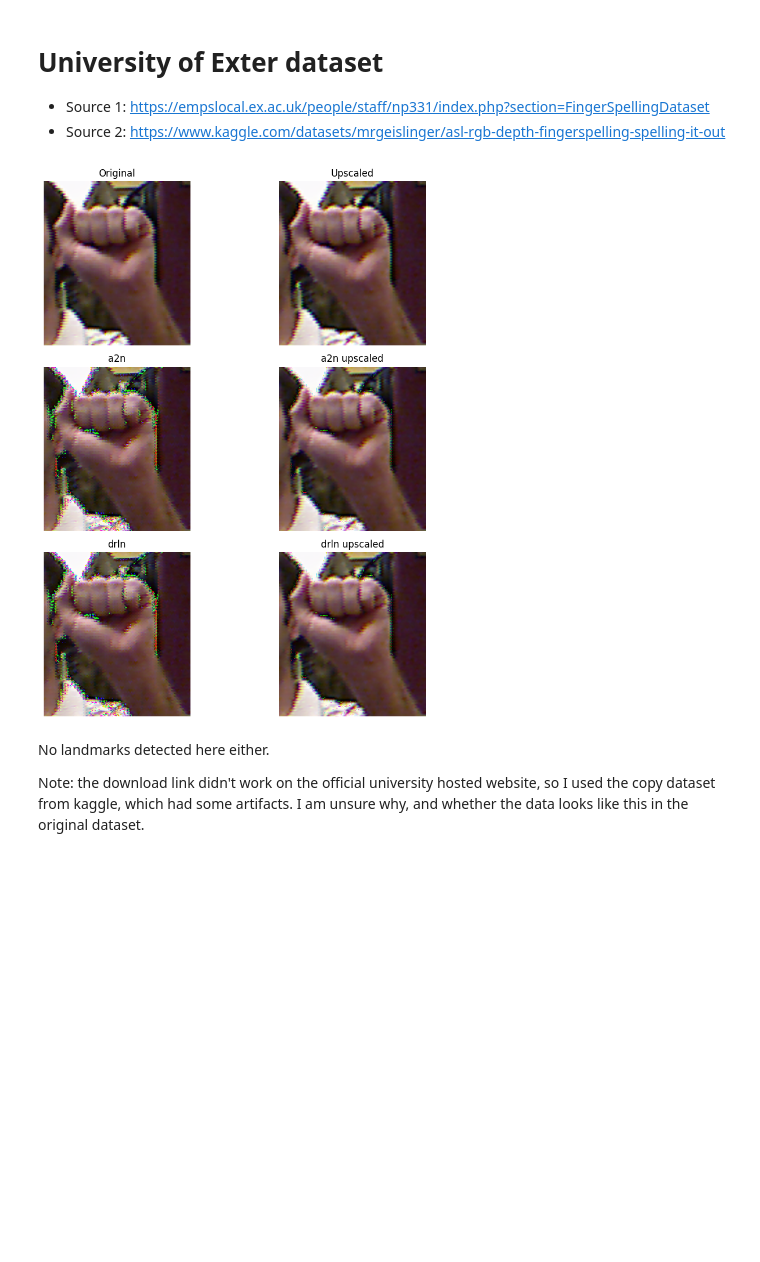
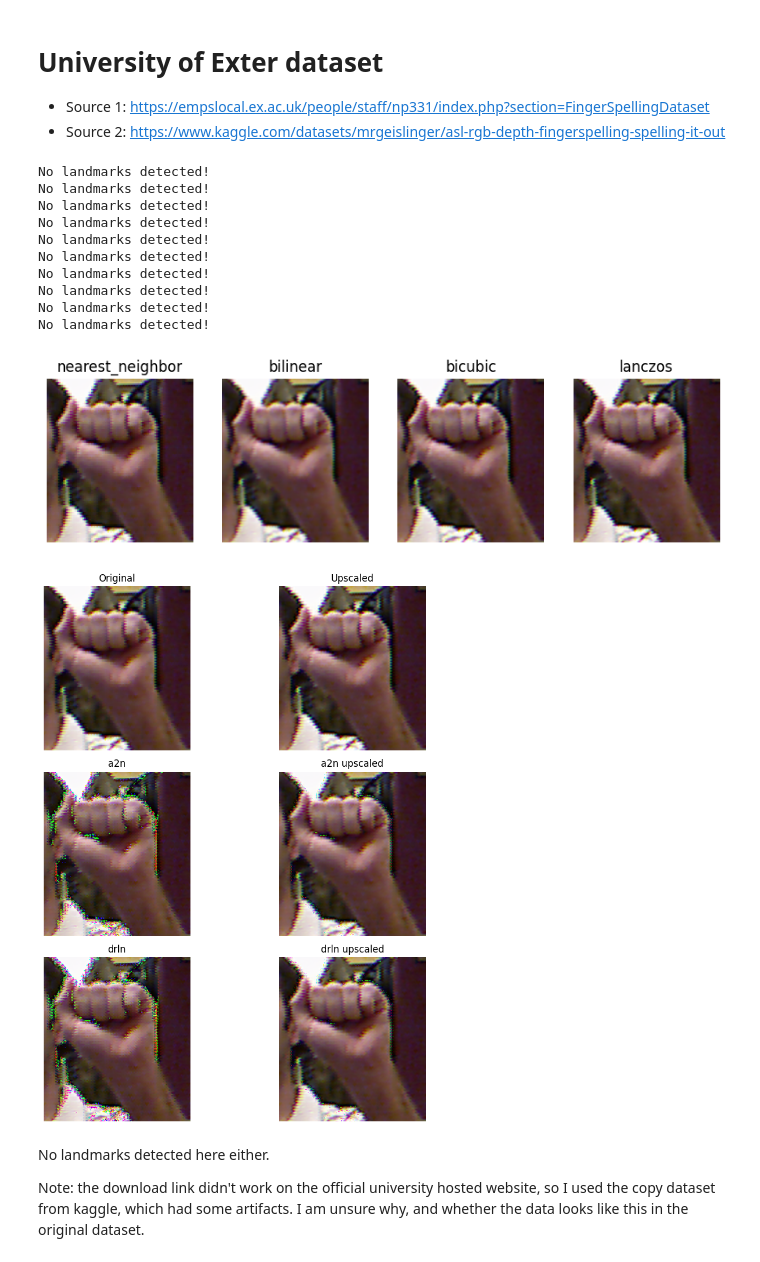
Before and after one commit to dancsomarci/sign-language, a Jupyter notebook: static-asl-fingerspelling/experimenting_with_online_datasets.ipynb, the cells around one changed output. Drawn from its saved outputs; the diff is of its cells as text; code cells hidden in the pictures; blank space fills up the shorter version.

```diff
--- a/static-asl-fingerspelling/experimenting_with_online_datasets.ipynb
+++ b/static-asl-fingerspelling/experimenting_with_online_datasets.ipynb
@@ -84,7 +84,7 @@ def test_mp_hands(rgb_image, display=False):
                 mp_hands.HAND_CONNECTIONS,
                 mp_drawing_styles.get_default_hand_landmarks_style(),
                 mp_drawing_styles.get_default_hand_connections_style())
-    elif display:
+    else:
         print("No landmarks detected!")
 
     if display:
@@ -107,7 +107,7 @@ def superres(opencv_image, model=a2n):
     rgb_image = cv2.cvtColor(opencv_image, cv2.COLOR_BGR2RGB)
     pillow_image = PIL_Image.fromarray(rgb_image)
     inputs = ImageLoader.load_image(pillow_image)
-    preds = a2n(inputs)
+    preds = model(inputs)
     image = preds.detach().numpy()[0]
     image = np.transpose(image, (1, 2, 0))
     image = (image * 255).astype(np.uint8)
@@ -175,3 +175,30 @@ Ideas to overcome this issue:
 1. upscaling with interpolation
 2. superresolution model
 3. Combining the two (upscale first/last)
+# %%
+def test_interpolations(image):
+    original = image
+    nearest_neighbor = cv2.resize(original, (original.shape[1]*2, original.shape[0]*2), interpolation=cv2.INTER_NEAREST)
+    bilinear = cv2.resize(original, (original.shape[1]*2, original.shape[0]*2), interpolation=cv2.INTER_LINEAR)
+    bicubic = cv2.resize(original, (original.shape[1]*2, original.shape[0]*2), interpolation=cv2.INTER_CUBIC)
+    lanczos = cv2.resize(original, (original.shape[1]*2, original.shape[0]*2), interpolation=cv2.INTER_LANCZOS4)
+
+    fig, axarr = plt.subplots(1, 4, figsize=(10, 10))
+
+    axarr[0].imshow(test_mp_hands(nearest_neighbor))
+    axarr[0].set_title('nearest_neighbor')
+    axarr[0].axis('off')
+
+    axarr[1].imshow(test_mp_hands(bilinear))
+    axarr[1].set_title('bilinear')
+    axarr[1].axis('off')
+
+    axarr[2].imshow(test_mp_hands(bicubic))
+    axarr[2].set_title('bicubic')
+    axarr[2].axis('off')
+
+    axarr[3].imshow(test_mp_hands(lanczos))
+    axarr[3].set_title('lanczos')
+    axarr[3].axis('off')
+
+test_interpolations(image)
@@ -178,7 +211,7 @@ Ideas to overcome this issue:
 # %%
 def test_preprocessing(image):
     original = image
-    upscaled_image = cv2.resize(original, (original.shape[1]*2, original.shape[0]*2), interpolation=cv2.INTER_CUBIC)
+    upscaled_image = cv2.resize(original, (original.shape[1]*2, original.shape[0]*2), interpolation=cv2.INTER_LANCZOS4)
     a2n_superres = superres(original, a2n)
     a2n_on_upscaled_superres = superres(upscaled_image, a2n)
     drln_superres = superres(original, drln)
@@ -232,8 +271,20 @@ url = "https://storage.googleapis.com/kagglesdsdata/datasets/122788/847370/datas
 example_image = np.array(PIL_Image.open(requests.get(url, stream=True).raw))
 example_image = cv2.cvtColor(example_image, cv2.COLOR_BGR2RGB)
+test_interpolations(example_image)
 test_preprocessing(example_image)
 # %% [output]
+No landmarks detected!
+No landmarks detected!
+No landmarks detected!
+No landmarks detected!
+No landmarks detected!
+No landmarks detected!
+No landmarks detected!
+No landmarks detected!
+No landmarks detected!
+No landmarks detected!
-[figure, old version]
+[figure, new version]
+[figure, added]
 # %% [markdown]
 No landmarks detected here either.
 
```
Also changed, not shown: parts of 5 cells of this notebook, 3 other files.
